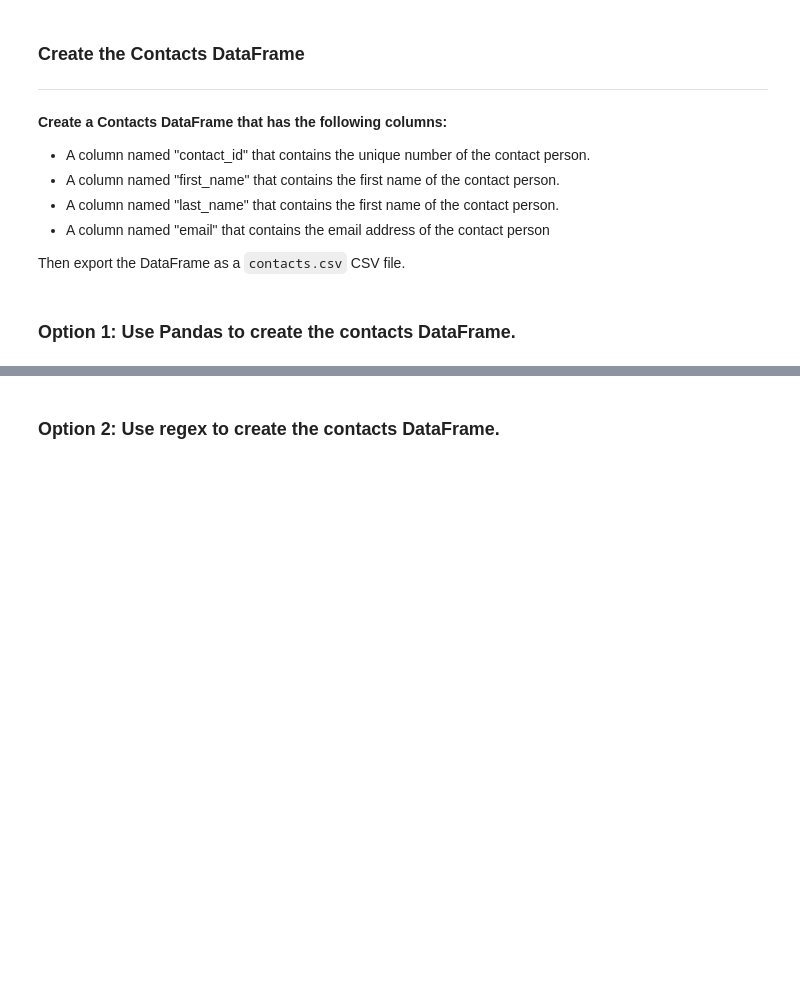
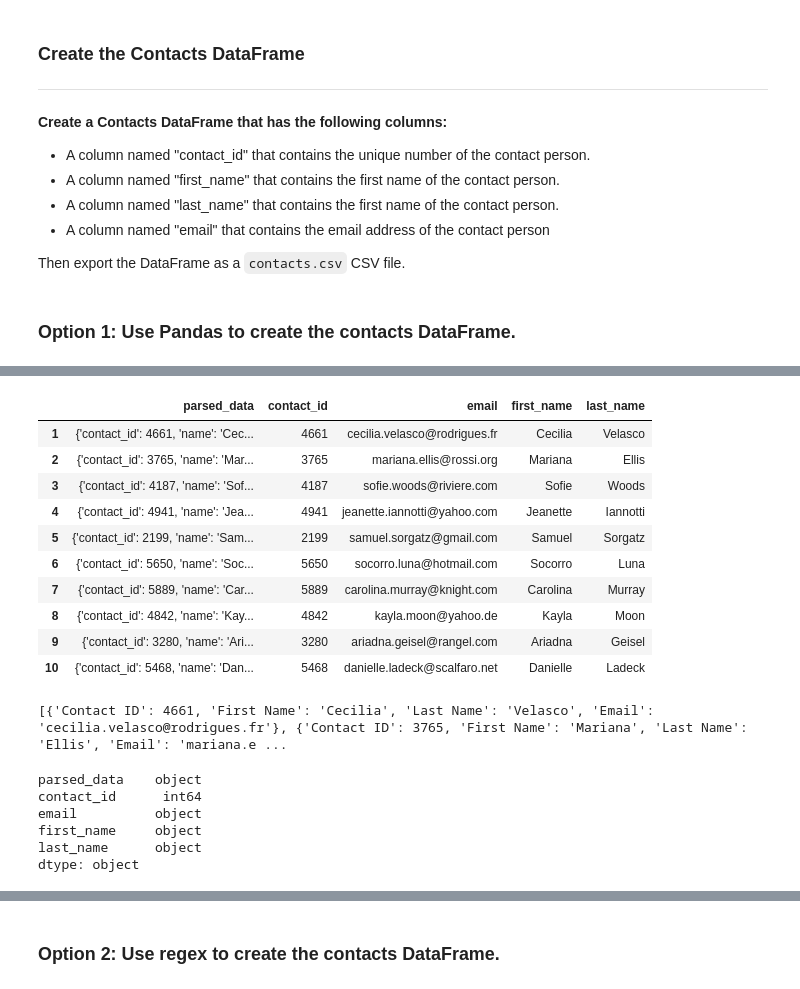
Before and after one commit to pkrachakonda/Project2----Crowdfunding-Data-Processing, a Jupyter notebook: ETL_Mini_Project_Starter_Code_Group8_AB-JP-PR.ipynb, the cells around one changed output, grey strips where cells are left out. Cells and saved outputs as stored; diff of their text form; code cells hidden in the pictures; blank space fills up the shorter version.

```diff
--- a/ETL_Mini_Project_Starter_Code_Group8_AB-JP-PR.ipynb
+++ b/ETL_Mini_Project_Starter_Code_Group8_AB-JP-PR.ipynb
@@ -325,8 +389,33 @@ Then export the DataFrame as a `contacts.csv` CSV file.
+# %%
+contact_info_df = contact_info_df.drop('name', axis=1)
+contact_info_df.head(10)
+# %% [output]
+|  | parsed_data | contact_id | email | first_name | last_name |
+| 1 | {'contact_id': 4661, 'name': 'Cec... | 4661 | cecilia.velasco@rodrigues.fr | Cecilia | Velasco |
+| 2 | {'contact_id': 3765, 'name': 'Mar... | 3765 | mariana.ellis@rossi.org | Mariana | Ellis |
+| 3 | {'contact_id': 4187, 'name': 'Sof... | 4187 | sofie.woods@riviere.com | Sofie | Woods |
+| 4 | {'contact_id': 4941, 'name': 'Jea... | 4941 | jeanette.iannotti@yahoo.com | Jeanette | Iannotti |
+| 5 | {'contact_id': 2199, 'name': 'Sam... | 2199 | samuel.sorgatz@gmail.com | Samuel | Sorgatz |
+| 6 | {'contact_id': 5650, 'name': 'Soc... | 5650 | socorro.luna@hotmail.com | Socorro | Luna |
+| 7 | {'contact_id': 5889, 'name': 'Car... | 5889 | carolina.murray@knight.com | Carolina | Murray |
+| 8 | {'contact_id': 4842, 'name': 'Kay... | 4842 | kayla.moon@yahoo.de | Kayla | Moon |
+| 9 | {'contact_id': 3280, 'name': 'Ari... | 3280 | ariadna.geisel@rangel.com | Ariadna | Geisel |
+| 10 | {'contact_id': 5468, 'name': 'Dan... | 5468 | danielle.ladeck@scalfaro.net | Danielle | Ladeck |
 # %%
 # Iterate through the contact_info_df and convert each row to a dictionary.
 import json
 dict_values = []
 
+for index, row in contact_info_df.iterrows():
+    contact_dict = {
+        "Contact ID": row["contact_id"],
+        "First Name": row["first_name"],
+        "Last Name": row["last_name"],
+        "Email": row["email"]
+    }
+    dict_values.append(contact_dict)
 
 # Print out the list of values for each row.
 print(dict_values)
+# %% [output]
+[{'Contact ID': 4661, 'First Name': 'Cecilia', 'Last Name': 'Velasco', 'Email': 'cecilia.velasco@rodrigues.fr'}, {'Contact ID': 3765, 'First Name': 'Mariana', 'Last Name': 'Ellis', 'Email': 'mariana.e ...
@@ -336,2 +422,11 @@ print(dict_values)
 # %%
 # Check the datatypes.
+data_types = contact_info_df.dtypes
+print(data_types)
+# %% [output]
+parsed_data    object
+contact_id      int64
+email          object
+first_name     object
+last_name      object
+dtype: object
```
Also changed, not shown: parts of 25 cells of this notebook, 5 other files.
